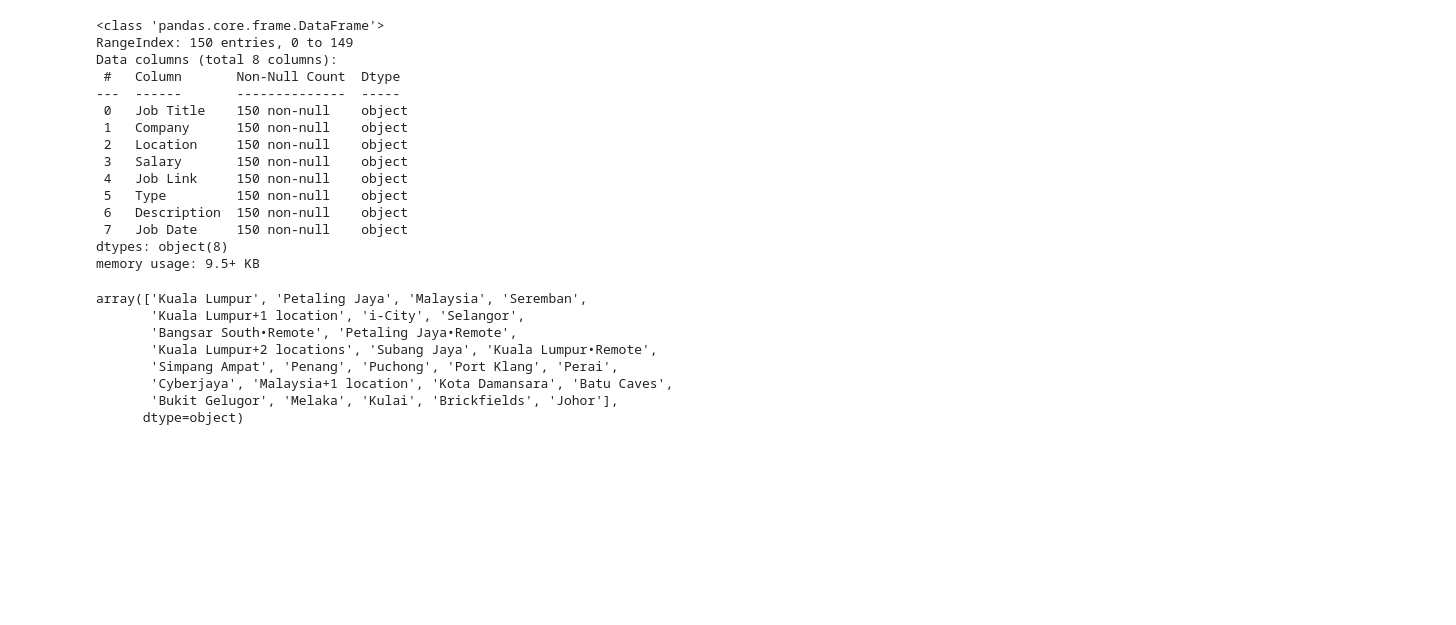
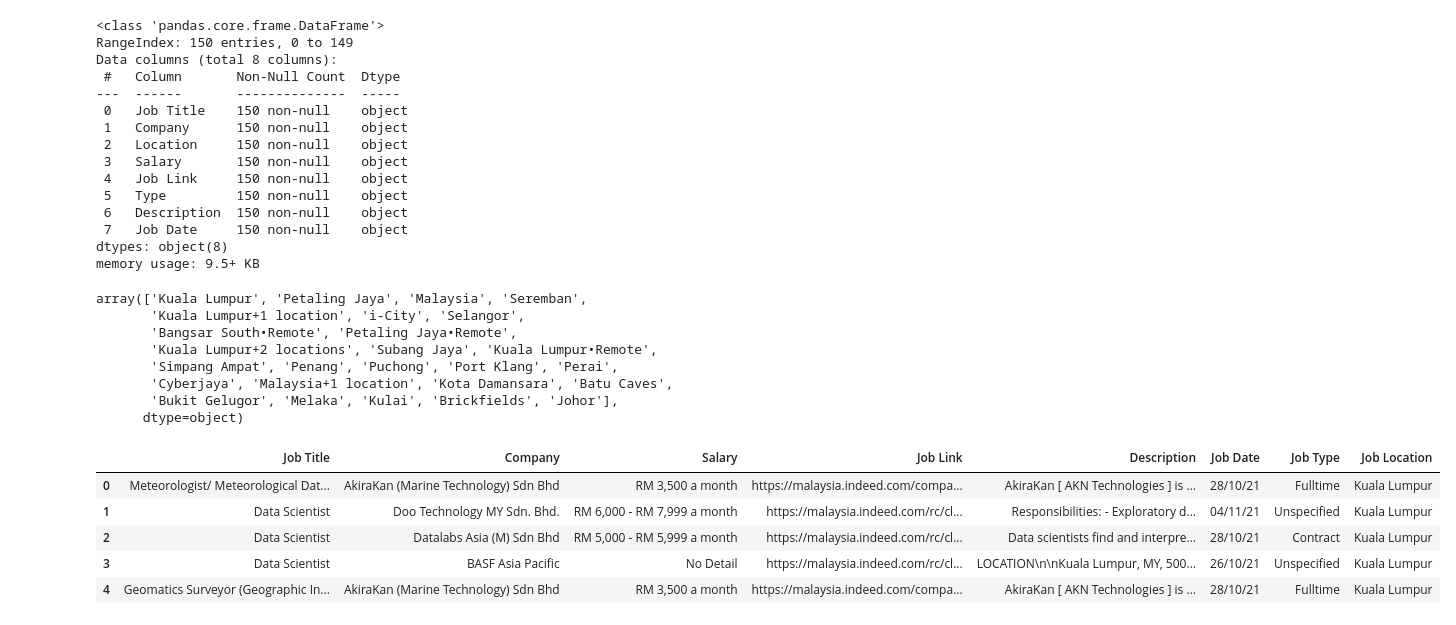
Before and after one commit to astradrel/datasciencejobwebscraping, a Jupyter notebook: datacleaning.ipynb, the cells around one changed output. Saved outputs shown, nothing was run; the diff lists cells and outputs as text; code cells hidden in the pictures; blank space fills up the shorter version.

```diff
--- a/datacleaning.ipynb
+++ b/datacleaning.ipynb
@@ -133,0 +134,9 @@ df_indeed["Job Location"] = Location
+# %%
+df_indeed.head(5)
+# %% [output]
+|  | Job Title | Company | Salary | Job Link | Description | Job Date | Job Type | Job Location |
+| 0 | Meteorologist/ Meteorological Dat... | AkiraKan (Marine Technology) Sdn Bhd | RM 3,500 a month | https://malaysia.indeed.com/compa... | AkiraKan [ AKN Technologies ] is ... | 28/10/21 | Fulltime | Kuala Lumpur |
+| 1 | Data Scientist | Doo Technology MY Sdn. Bhd. | RM 6,000 - RM 7,999 a month | https://malaysia.indeed.com/rc/cl... | Responsibilities: - Exploratory d... | 04/11/21 | Unspecified | Kuala Lumpur |
+| 2 | Data Scientist | Datalabs Asia (M) Sdn Bhd | RM 5,000 - RM 5,999 a month | https://malaysia.indeed.com/rc/cl... | Data scientists find and interpre... | 28/10/21 | Contract | Kuala Lumpur |
+| 3 | Data Scientist | BASF Asia Pacific | No Detail | https://malaysia.indeed.com/rc/cl... | LOCATION\n\nKuala Lumpur, MY, 500... | 26/10/21 | Unspecified | Kuala Lumpur |
+| 4 | Geomatics Surveyor (Geographic In... | AkiraKan (Marine Technology) Sdn Bhd | RM 3,500 a month | https://malaysia.indeed.com/compa... | AkiraKan [ AKN Technologies ] is ... | 28/10/21 | Fulltime | Kuala Lumpur |
```
Also changed, not shown: parts of 22 cells of this notebook.
